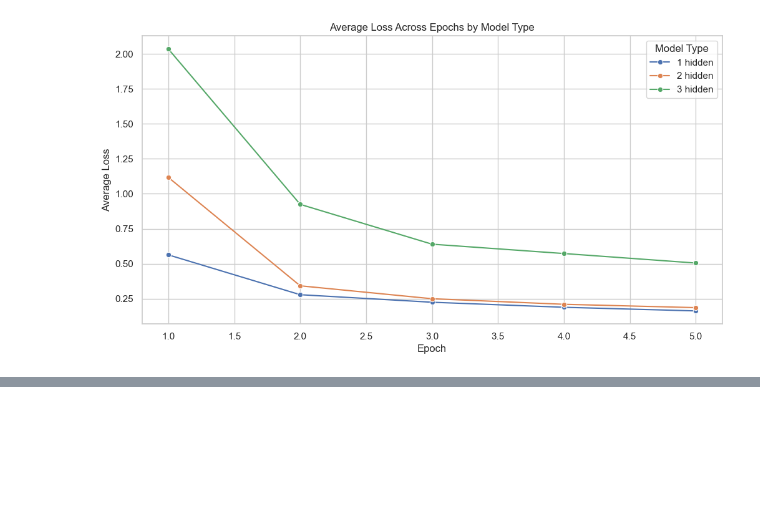
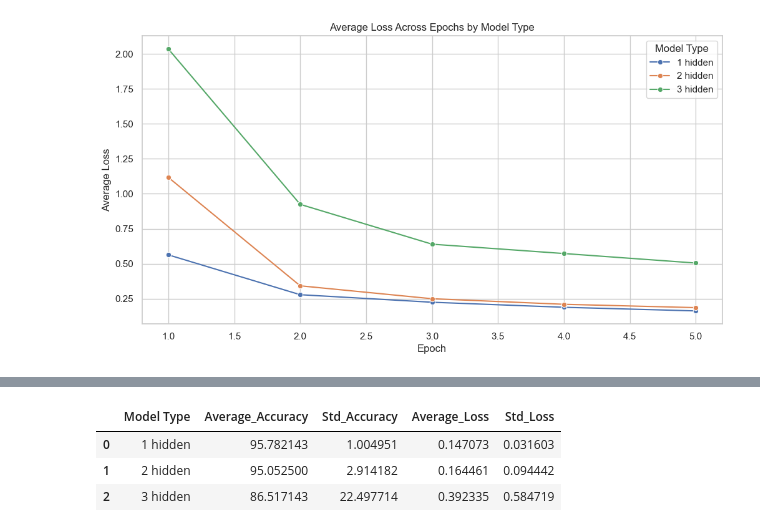
Before and after one commit to JusticeTomlinson/CompVisNet, a Jupyter notebook: analysis.ipynb, the cells around one changed output, grey strips where cells are left out. Saved outputs shown, nothing was run; the diff lists cells and outputs as text; code cells hidden in the pictures; blank space fills up the shorter version.

```diff
--- a/analysis.ipynb
+++ b/analysis.ipynb
@@ -87,0 +53,20 @@ plt.show()
+# %%
+import pandas as pd
+
+# Load your CSV file
+df = pd.read_csv('test_results.csv')
+
+# Group by 'Model Type' and calculate the mean and standard deviation for accuracy and loss
+stats = df.groupby('Model Type').agg(
+    Average_Accuracy=('Accuracy', 'mean'),
+    Std_Accuracy=('Accuracy', 'std'),
+    Average_Loss=('Average Test Loss', 'mean'),
+    Std_Loss=('Average Test Loss', 'std')
+).reset_index()
+
+stats
+# %% [output]
+|  | Model Type | Average_Accuracy | Std_Accuracy | Average_Loss | Std_Loss |
+| 0 | 1 hidden | 95.782143 | 1.004951 | 0.147073 | 0.031603 |
+| 1 | 2 hidden | 95.052500 | 2.914182 | 0.164461 | 0.094442 |
+| 2 | 3 hidden | 86.517143 | 22.497714 | 0.392335 | 0.584719 |
```
Also changed, not shown: parts of 1 cell of this notebook, 2 other files.
